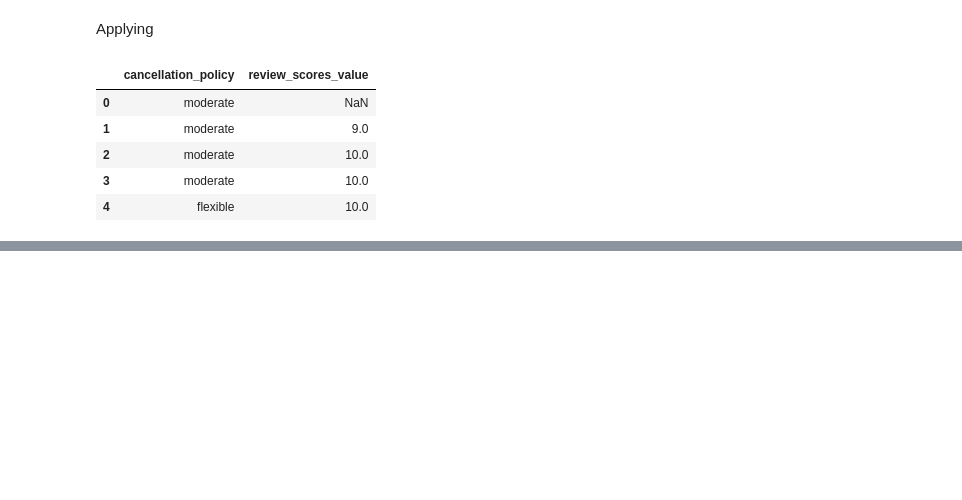
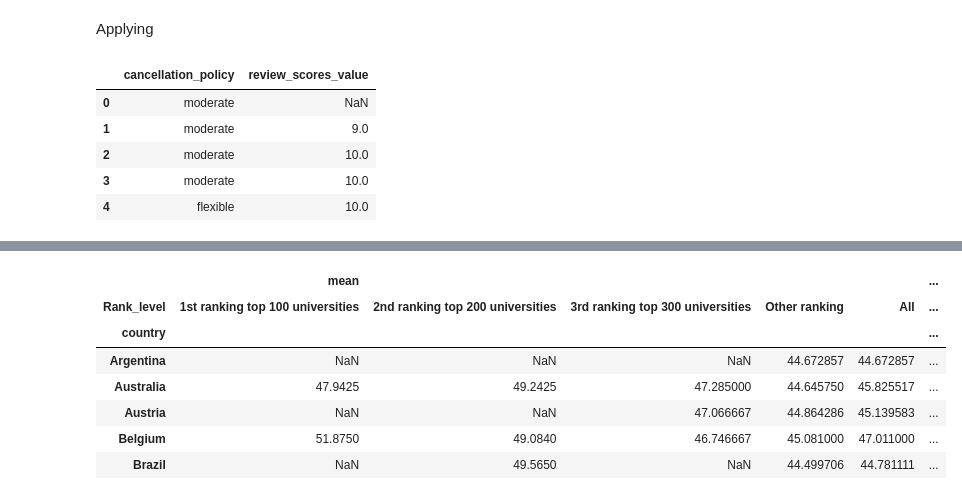
Before and after one commit to KhalidAlghamdi8/ProfessionalLearning, a Jupyter notebook: Applied Data Science with Python/Introduction to Data Science/Week 3/Week 3.ipynb, the cells around one changed output, grey strips where cells are left out. Saved outputs shown, nothing was run; the diff lists cells and outputs as text; code cells hidden in the pictures; blank space fills up the shorter version.

```diff
--- a/Applied Data Science with Python/Introduction to Data Science/Week 3/Week 3.ipynb
+++ b/Applied Data Science with Python/Introduction to Data Science/Week 3/Week 3.ipynb
@@ -587,0 +697,3 @@ df.groupby('cancellation_policy').apply(calc_mean_review_scores).head()
+# %%
+df = pd.read_csv('datasets/cwurData.csv')
+df.head()
@@ -587,0 +707,13 @@ df.groupby('cancellation_policy').apply(calc_mean_review_scores).head()
+# %%
+def create_category(ranking):
+    if (ranking >= 1) & (ranking <= 100):
+        return '1st ranking top 100  universities'
+    elif (ranking >= 101) & (ranking <= 200):
+        return '2nd ranking top 200 universities'
+    elif (ranking >= 201) & (ranking <= 300):
+        return '3rd ranking top 300 universities'
+    return 'Other ranking'
+
+df['Rank_level'] = df['world_rank'].apply(lambda x: create_category(x))
+
+df.head()
@@ -587,0 +749,11 @@ df.groupby('cancellation_policy').apply(calc_mean_review_scores).head()
+# %%
+df.pivot_table(values='score', index='country', columns='Rank_level', aggfunc=[np.mean, np.max], margins=True).head()
+# %% [output]
+|  | mean |  |  |  |  | ... |
+| Rank_level | 1st ranking top 100 universities | 2nd ranking top 200 universities | 3rd ranking top 300 universities | Other ranking | All | ... |
+| country |  |  |  |  |  | ... |
+| Argentina | NaN | NaN | NaN | 44.672857 | 44.672857 | ... |
+| Australia | 47.9425 | 49.2425 | 47.285000 | 44.645750 | 45.825517 | ... |
+| Austria | NaN | NaN | 47.066667 | 44.864286 | 45.139583 | ... |
+| Belgium | 51.8750 | 49.0840 | 46.746667 | 45.081000 | 47.011000 | ... |
+| Brazil | NaN | 49.5650 | NaN | 44.499706 | 44.781111 | ... |
```
Also changed, not shown: parts of 36 cells of this notebook, 7 other files.
